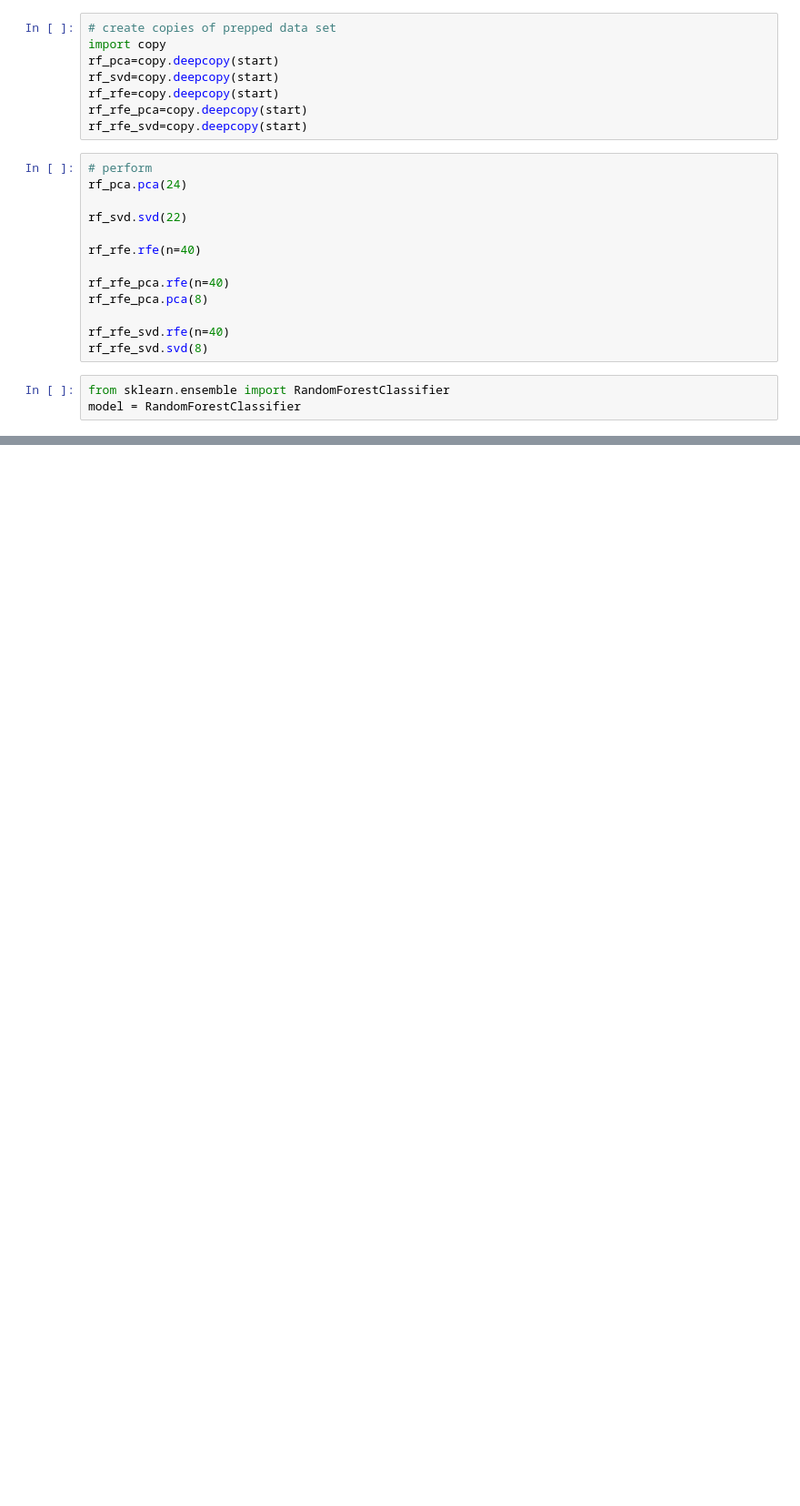
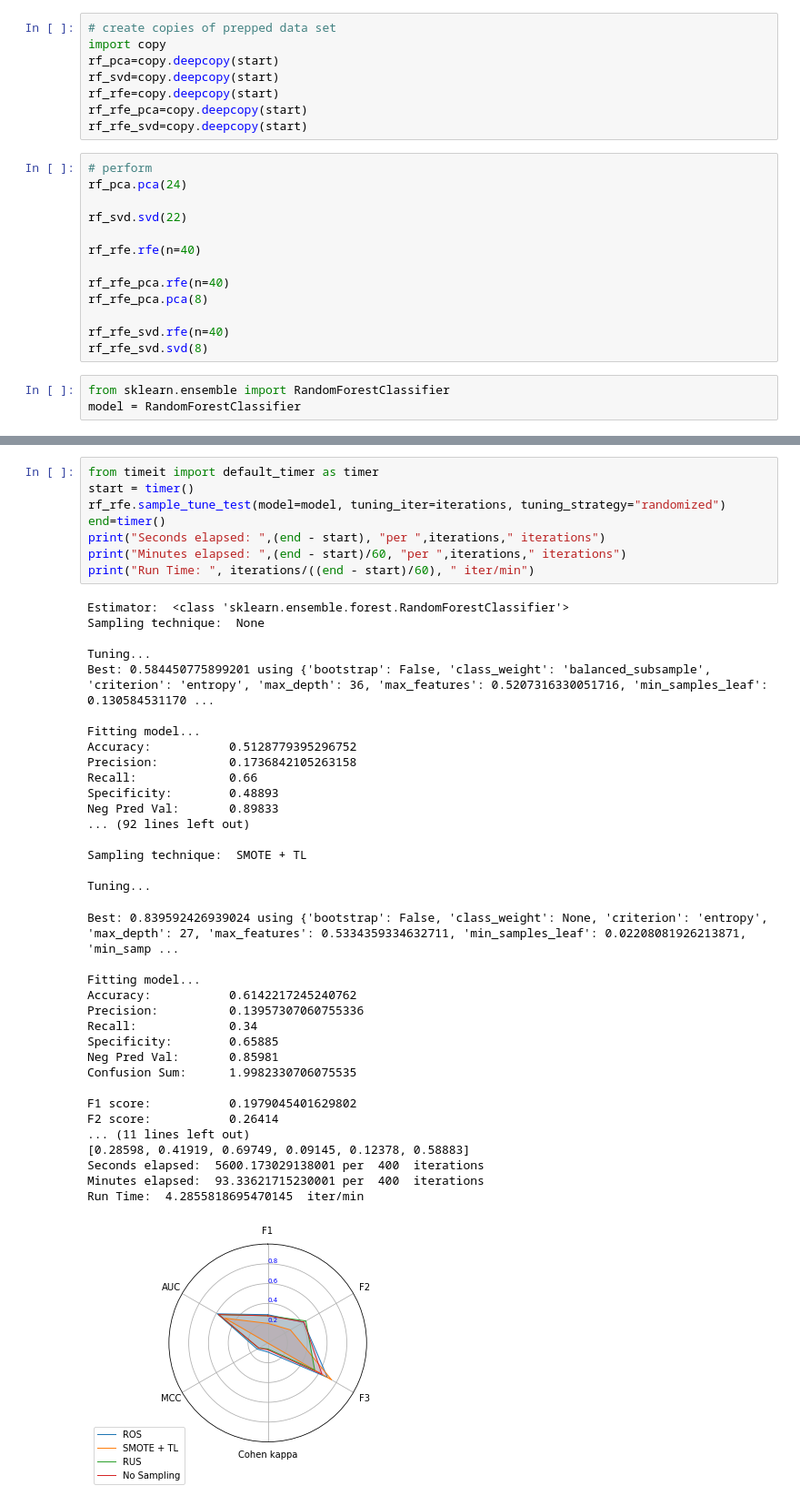
Before and after one commit to cir26/0ptimus-feat_treat, a Jupyter notebook: M6_rf_treatments.ipynb, the cells around one changed output, grey strips where cells are left out. Shown at 91% size. Cells and saved outputs as stored; diff of their text form; blank space fills up the shorter version.

```diff
--- a/M6_rf_treatments.ipynb
+++ b/M6_rf_treatments.ipynb
@@ -103,3 +162,47 @@ iterations=200
+# %%
+from timeit import default_timer as timer
+start = timer()
+rf_rfe.sample_tune_test(model=model, tuning_iter=iterations, tuning_strategy="randomized")
+end=timer()
+print("Seconds elapsed: ",(end - start), "per ",iterations," iterations")
+print("Minutes elapsed: ",(end - start)/60, "per ",iterations," iterations")
+print("Run Time: ", iterations/((end - start)/60), " iter/min")
+# %% [output]
+Estimator:  <class 'sklearn.ensemble.forest.RandomForestClassifier'>
+Sampling technique:  None
+
+Tuning...
+Best: 0.584450775899201 using {'bootstrap': False, 'class_weight': 'balanced_subsample', 'criterion': 'entropy', 'max_depth': 36, 'max_features': 0.5207316330051716, 'min_samples_leaf': 0.130584531170 ...
+
+Fitting model...
+Accuracy:           0.5128779395296752
+Precision:          0.1736842105263158
+Recall:             0.66
+Specificity:        0.48893
+Neg Pred Val:       0.89833
+... (92 lines left out)
+
+Sampling technique:  SMOTE + TL
+
+Tuning...
+Best: 0.839592426939024 using {'bootstrap': False, 'class_weight': None, 'criterion': 'entropy', 'max_depth': 27, 'max_features': 0.5334359334632711, 'min_samples_leaf': 0.02208081926213871, 'min_samp ...
+
+Fitting model...
+Accuracy:           0.6142217245240762
+Precision:          0.13957307060755336
+Recall:             0.34
+Specificity:        0.65885
+Neg Pred Val:       0.85981
+Confusion Sum:      1.9982330706075535
+
+F1 score:           0.1979045401629802
+F2 score:           0.26414
+... (11 lines left out)
+[0.28598, 0.41919, 0.69749, 0.09145, 0.12378, 0.58883]
+Seconds elapsed:  5600.173029138001 per  400  iterations
+Minutes elapsed:  93.33621715230001 per  400  iterations
+Run Time:  4.2855818695470145  iter/min
+[figure, added]
 # %%
 from timeit import default_timer as timer
 start = timer()
```
Also changed, not shown: parts of 12 cells of this notebook, 3 other files.
